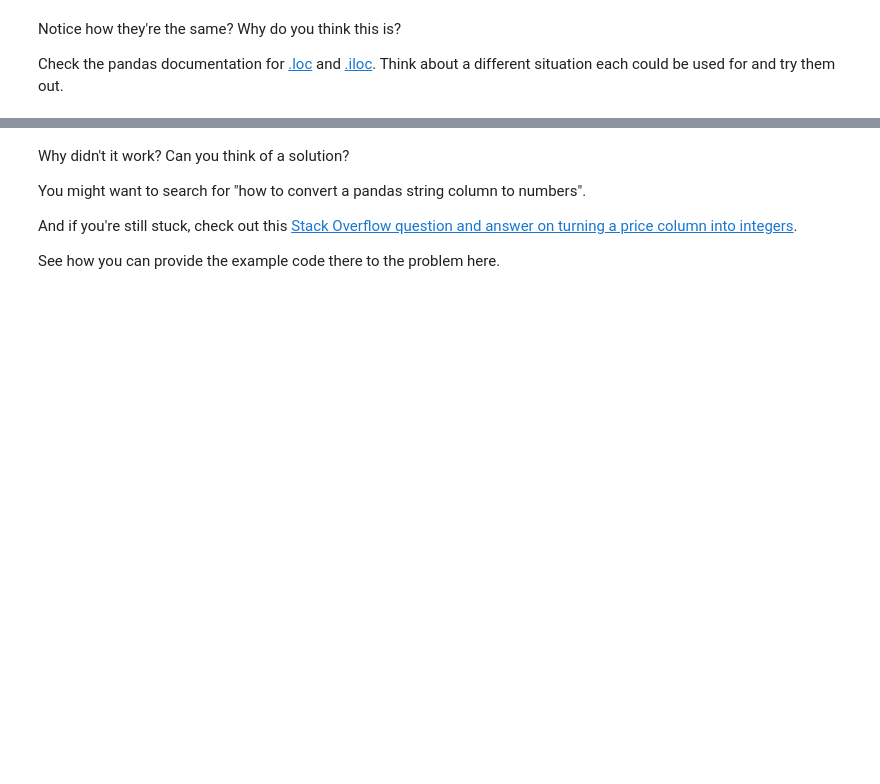
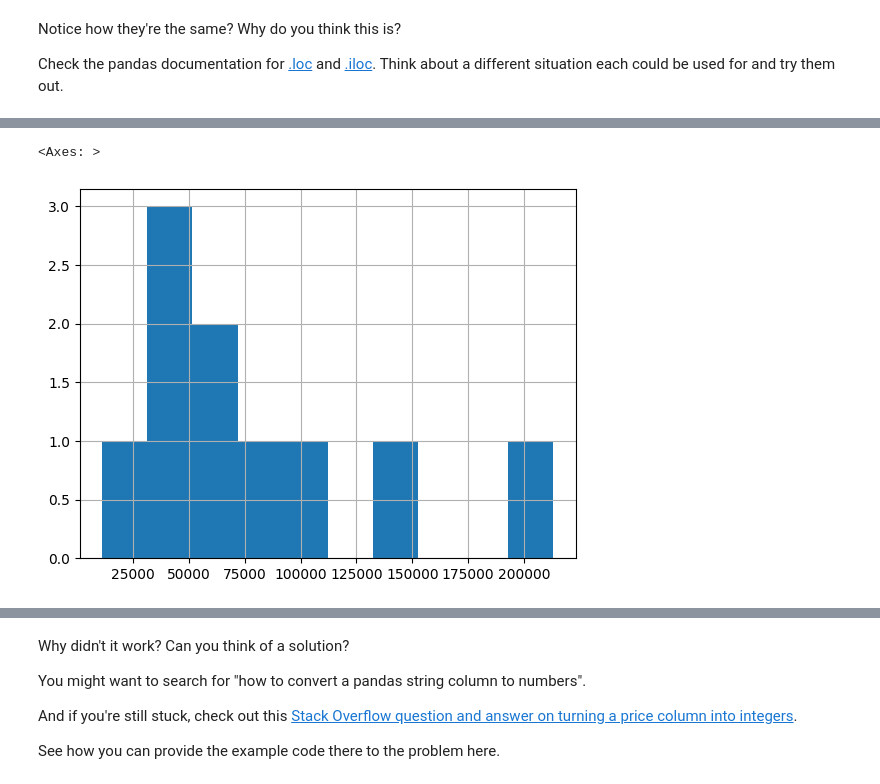
Before and after one commit to techLust/python_experiment, a Jupyter notebook: pandas-exercises.ipynb, the cells around one changed output, grey strips where cells are left out. Cells and saved outputs as stored; diff of their text form; code cells hidden in the pictures; blank space fills up the shorter version.

```diff
--- a/pandas-exercises.ipynb
+++ b/pandas-exercises.ipynb
@@ -117,2 +267,6 @@ Check the pandas documentation for [.loc](https://pandas.pydata.org/pandas-docs/
 # %%
 # Create a histogram of the Odometer column using hist()
+car_sales_data["Odometer (KM)"].hist()
+# %% [output]
+<Axes: >
+[figure, added]
```
Also changed, not shown: parts of 42 cells of this notebook, 4 other files.
